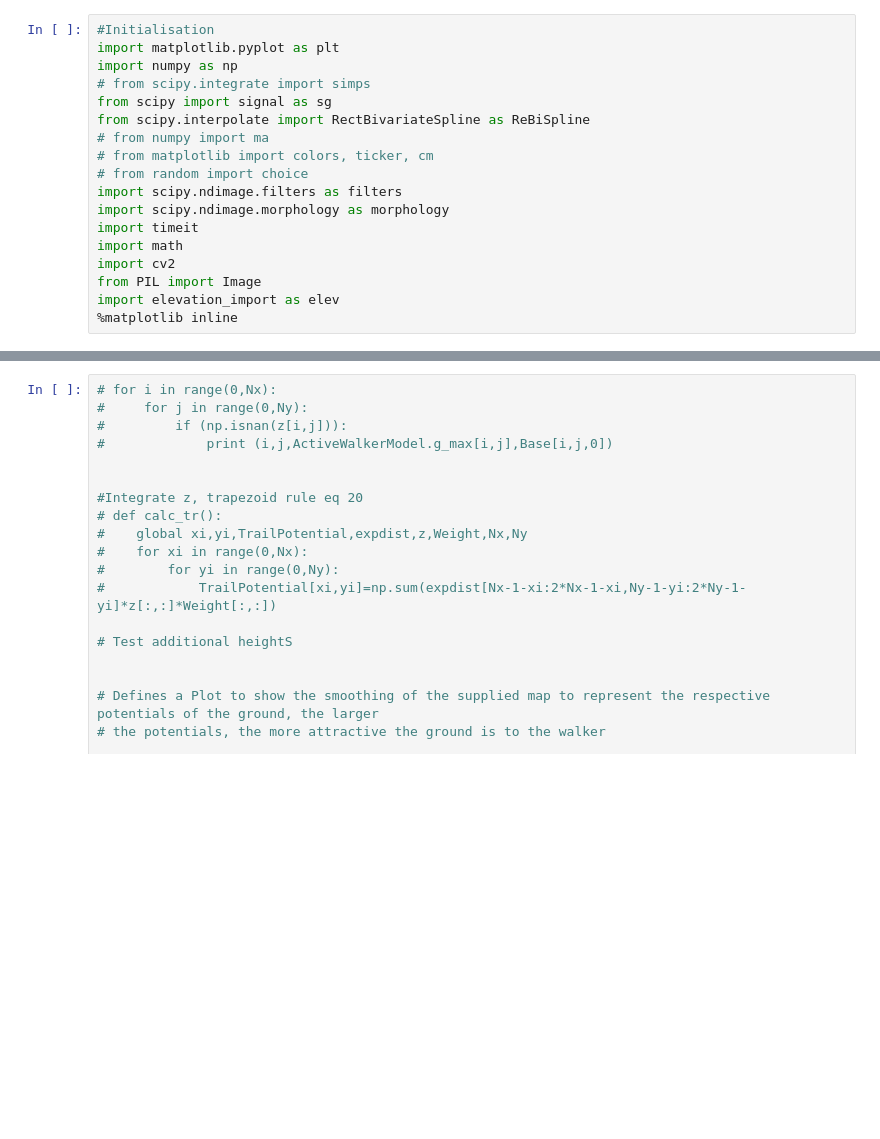
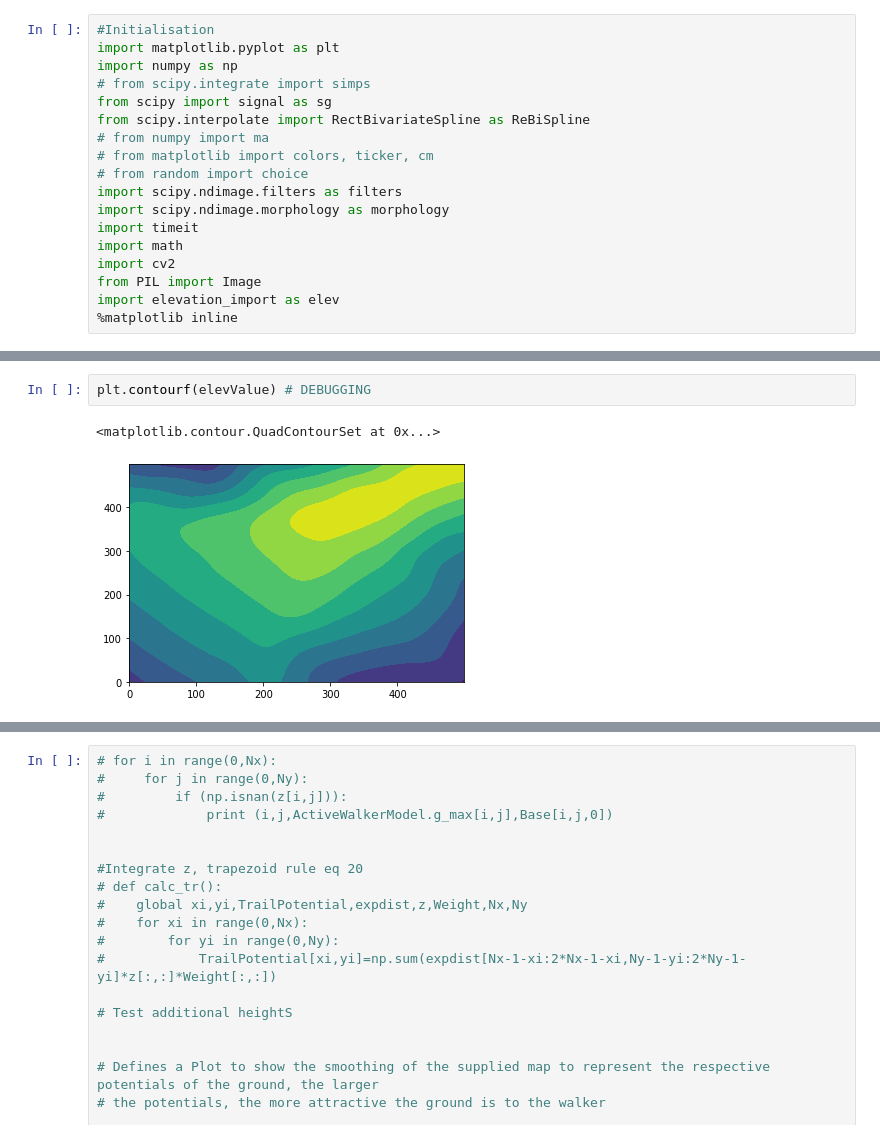
Before and after one commit to Misiek957/ActiveWalkerModelSimulation, a Jupyter notebook: ActiveWalkerModel.ipynb, the cells around one changed output, grey strips where cells are left out. Saved outputs shown, nothing was run; the diff lists cells and outputs as text; blank space fills up the shorter version.

```diff
--- a/ActiveWalkerModel.ipynb
+++ b/ActiveWalkerModel.ipynb
@@ -417,0 +421,5 @@ timeit.timeit(ActiveWalkerModel.calc_tr_new,number=1)
+# %%
+plt.contourf(elevValue) # DEBUGGING
+# %% [output]
+<matplotlib.contour.QuadContourSet at 0x...>
+[figure, added]
```
Also changed, not shown: parts of 10 cells of this notebook, 2 other files.
